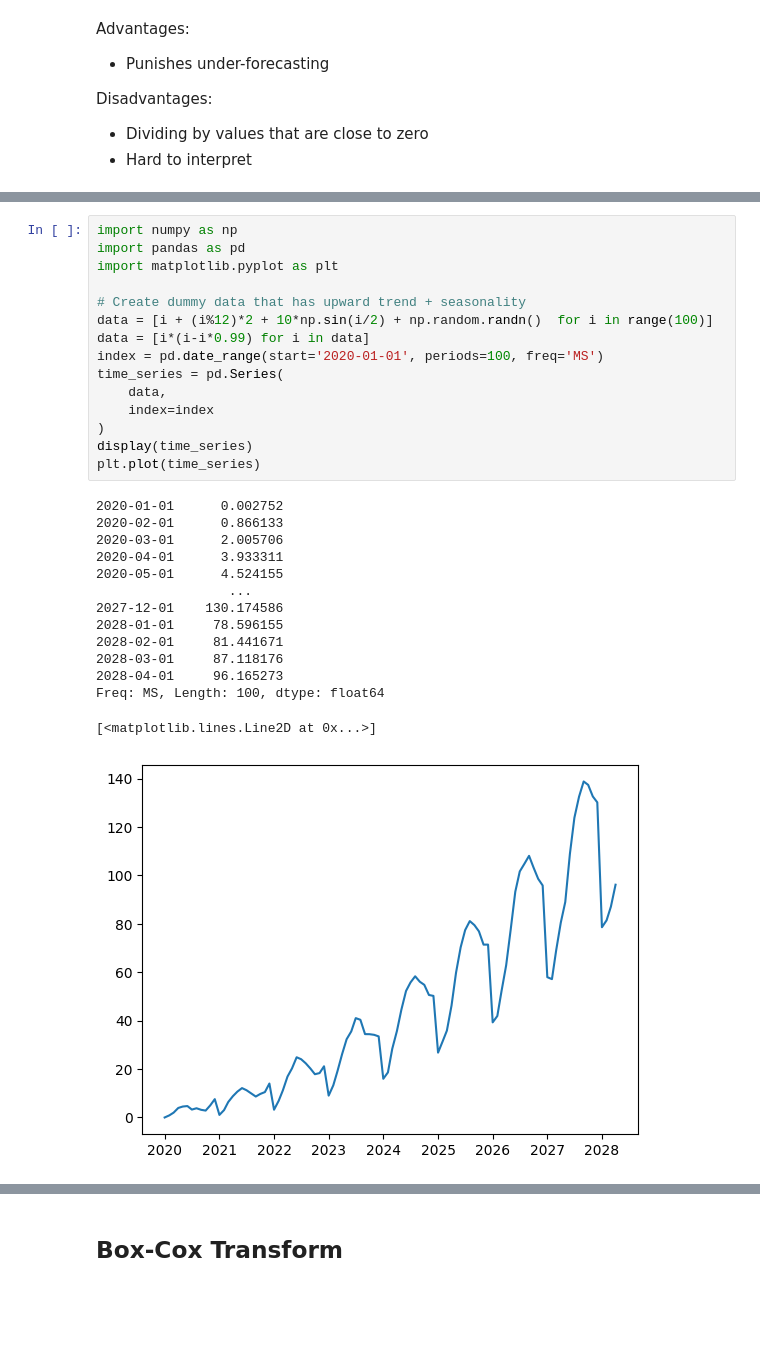
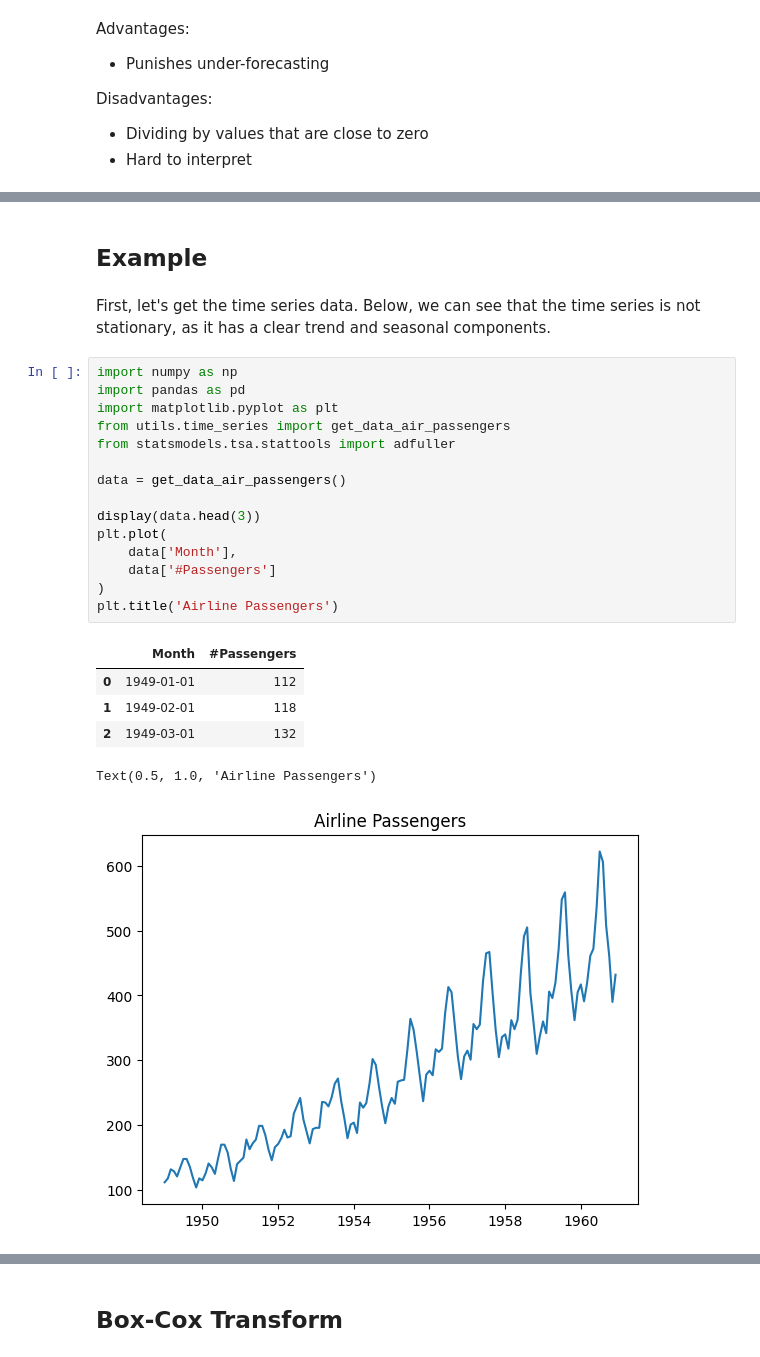
Before and after one commit to EvgeniiZorin/Handbook_Data-Science, a Jupyter notebook: _0_time_series.ipynb, the cells around one changed output, grey strips where cells are left out. Cells and saved outputs as stored; diff of their text form; blank space fills up the shorter version.

```diff
--- a/_0_time_series.ipynb
+++ b/_0_time_series.ipynb
@@ -171,31 +355,27 @@ Disadvantages:
+# %% [markdown]
+## Example
+# %% [markdown]
+First, let's get the time series data. Below, we can see that the time series is not stationary, as it has a clear trend and seasonal components.
 # %%
 import numpy as np
 import pandas as pd
 import matplotlib.pyplot as plt
+from utils.time_series import get_data_air_passengers
+from statsmodels.tsa.stattools import adfuller
 
-# Create dummy data that has upward trend + seasonality
-data = [i + (i%12)*2 + 10*np.sin(i/2) + np.random.randn()  for i in range(100)]
-data = [i*(i-i*0.99) for i in data]
-index = pd.date_range(start='2020-01-01', periods=100, freq='MS')
-time_series = pd.Series(
-    data,
-    index=index
+data = get_data_air_passengers()
+
+display(data.head(3))
+plt.plot(
+    data['Month'],
+    data['#Passengers']
 )
-display(time_series)
-plt.plot(time_series)
+plt.title('Airline Passengers')
 # %% [output]
+|  | Month | #Passengers |
+| 0 | 1949-01-01 | 112 |
+| 1 | 1949-02-01 | 118 |
+| 2 | 1949-03-01 | 132 |
-2020-01-01      0.002752
-2020-02-01      0.866133
-2020-03-01      2.005706
-2020-04-01      3.933311
-2020-05-01      4.524155
-                 ...
-2027-12-01    130.174586
-2028-01-01     78.596155
-2028-02-01     81.441671
-2028-03-01     87.118176
-2028-04-01     96.165273
-Freq: MS, Length: 100, dtype: float64
+Text(0.5, 1.0, 'Airline Passengers')
-[<matplotlib.lines.Line2D at 0x...>]
-[figure, old version]
+[figure, new version]
 # %% [markdown]
```
Also changed, not shown: parts of 52 cells of this notebook, 1 other file.
